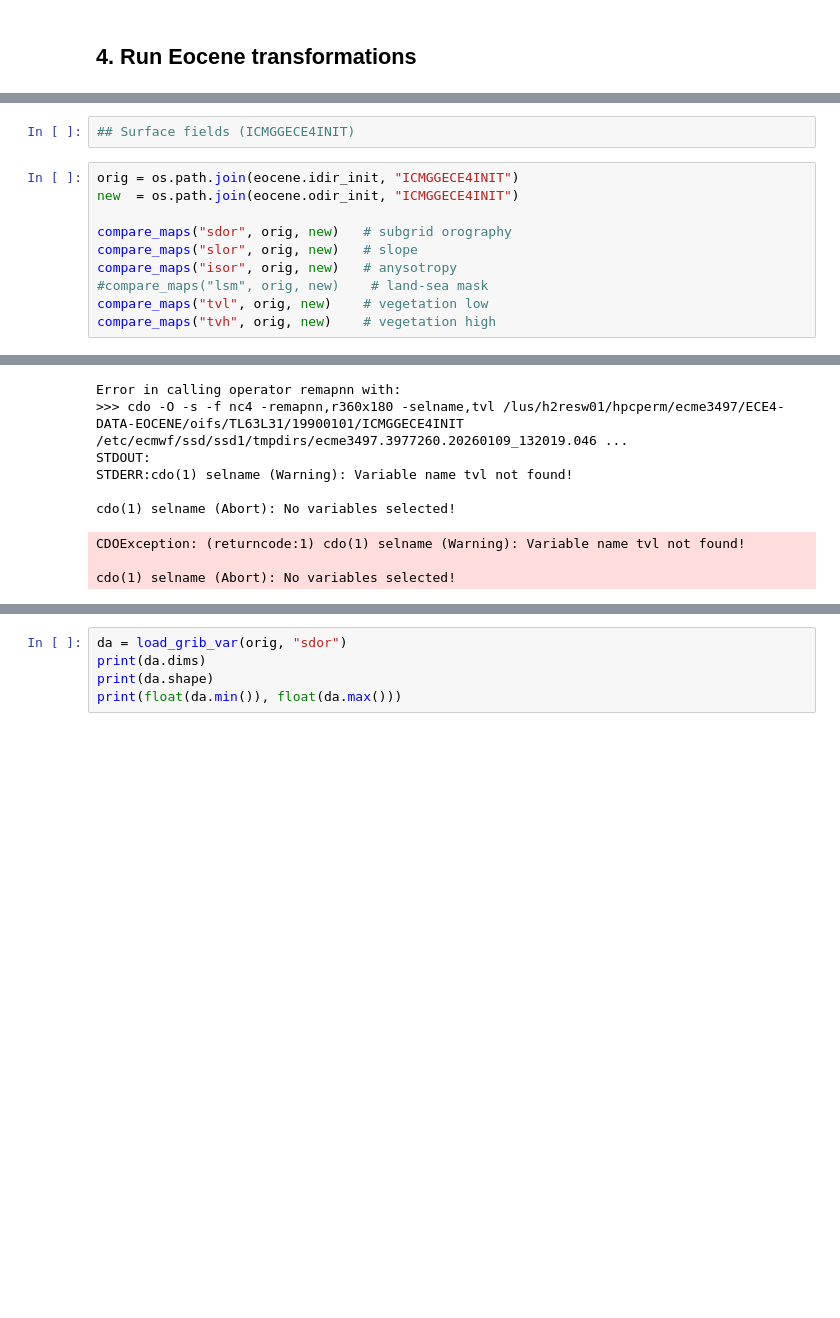
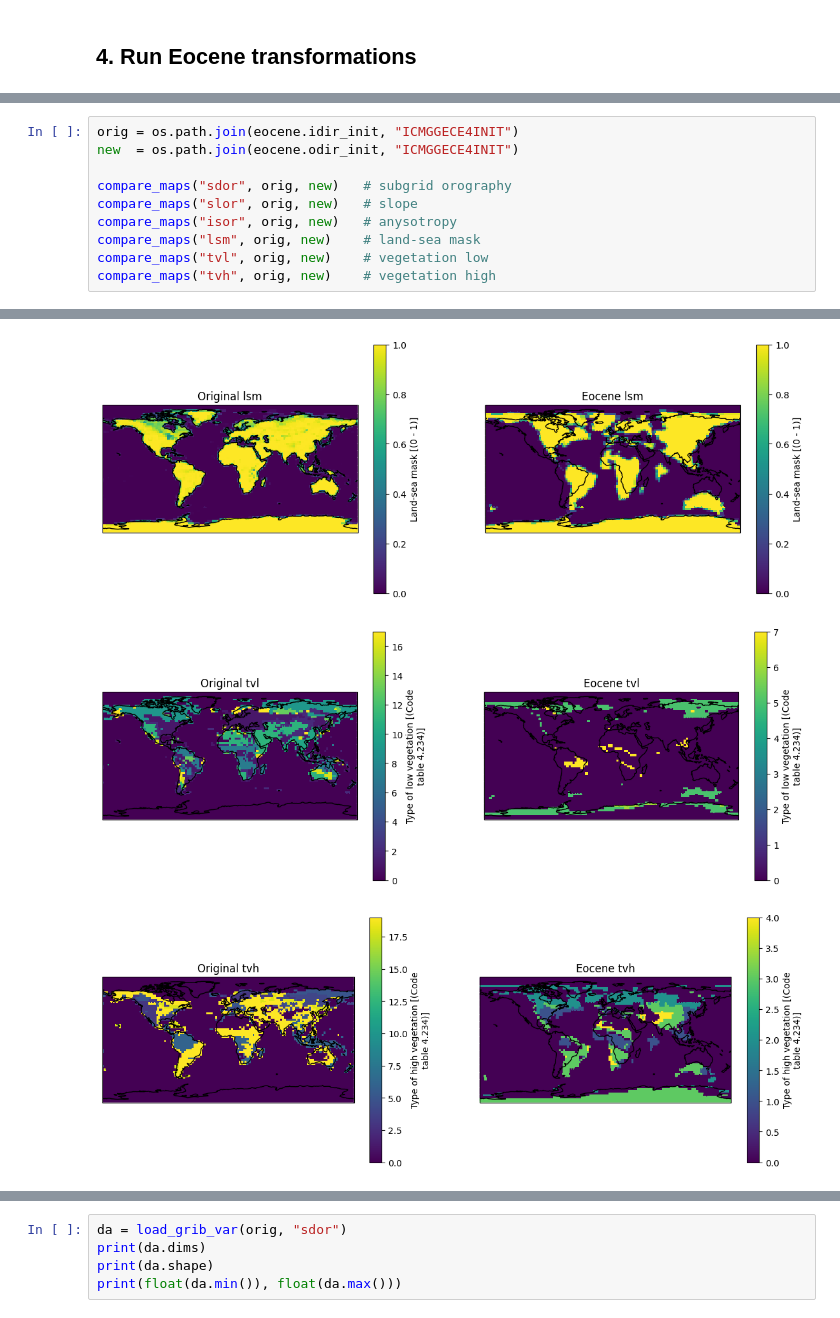
Before and after one commit to asozza/ecearth-quests, a Jupyter notebook: epochal/OIFS/modify_oifs.ipynb, the cells around one changed output, grey strips where cells are left out. Cells and saved outputs as stored; diff of their text form; blank space fills up the shorter version.

```diff
--- a/epochal/OIFS/modify_oifs.ipynb
+++ b/epochal/OIFS/modify_oifs.ipynb
@@ -138,25 +217,17 @@ Converting back to GRIB file /etc/ecmwf/ssd/ssd1/tmpdirs/ecme3497.3977260.202601
-# %%
-## Surface fields (ICMGGECE4INIT)
 # %%
 orig = os.path.join(eocene.idir_init, "ICMGGECE4INIT")
 new  = os.path.join(eocene.odir_init, "ICMGGECE4INIT")
 
 compare_maps("sdor", orig, new)   # subgrid orography
 compare_maps("slor", orig, new)   # slope
 compare_maps("isor", orig, new)   # anysotropy
-#compare_maps("lsm", orig, new)    # land-sea mask
+compare_maps("lsm", orig, new)    # land-sea mask
 compare_maps("tvl", orig, new)    # vegetation low
 compare_maps("tvh", orig, new)    # vegetation high
 # %% [output]
 [figure]
 [figure]
 [figure]
-Error in calling operator remapnn with:
->>> cdo -O -s -f nc4 -remapnn,r360x180 -selname,tvl /lus/h2resw01/hpcperm/ecme3497/ECE4-DATA-EOCENE/oifs/TL63L31/19900101/ICMGGECE4INIT /etc/ecmwf/ssd/ssd1/tmpdirs/ecme3497.3977260.20260109_132019.046 ...
-STDOUT:
-STDERR:cdo(1) selname (Warning): Variable name tvl not found!
-
-cdo(1) selname (Abort): No variables selected!
-CDOException: (returncode:1) cdo(1) selname (Warning): Variable name tvl not found!
-
-cdo(1) selname (Abort): No variables selected!
+[figure, added]
+[figure, added]
+[figure, added]
```
Also changed, not shown: parts of 37 cells of this notebook, 4 other files.
